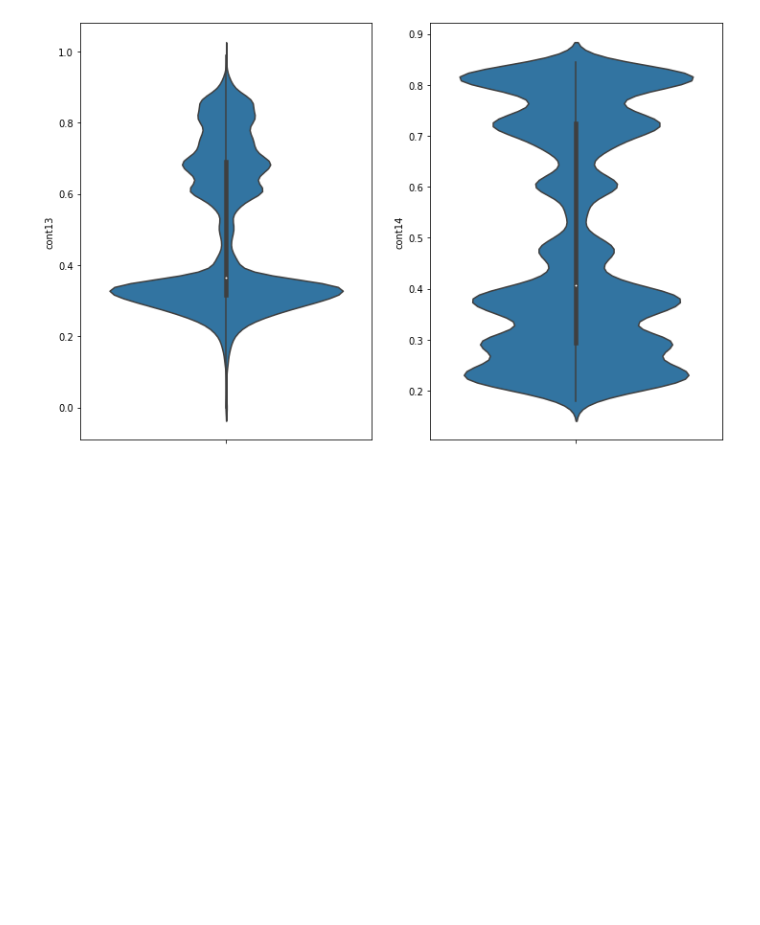
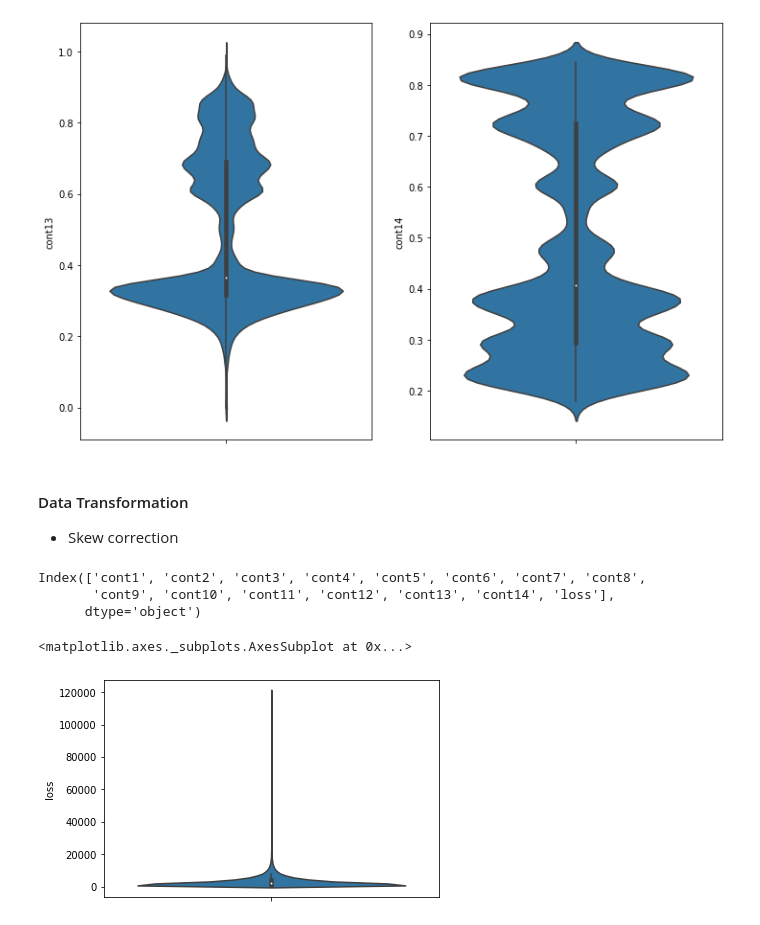
Before and after one commit to wkhosa-wizro/www.kaggle.com-learn, a Jupyter notebook: notebooks/exploratory-study-on-ml-algorithms/exploratory-study-on-ml-algorithms.ipynb, the cells around one changed output. Cells and saved outputs as stored; diff of their text form; code cells hidden in the pictures; blank space fills up the shorter version.

Commit message:
data transformation '

```diff
--- a/notebooks/exploratory-study-on-ml-algorithms/exploratory-study-on-ml-algorithms.ipynb
+++ b/notebooks/exploratory-study-on-ml-algorithms/exploratory-study-on-ml-algorithms.ipynb
@@ -243,3 +243,17 @@ for i in range(n_rows):
 [figure]
 [figure]
 [figure]
+# %% [markdown]
+#### Data Transformation
+- Skew correction
+# %%
+cont_cols
+# %% [output]
+Index(['cont1', 'cont2', 'cont3', 'cont4', 'cont5', 'cont6', 'cont7', 'cont8',
+       'cont9', 'cont10', 'cont11', 'cont12', 'cont13', 'cont14', 'loss'],
+      dtype='object')
+# %%
+sns.violinplot(data=train_data, y="loss")
+# %% [output]
+<matplotlib.axes._subplots.AxesSubplot at 0x...>
+[figure, added]
```
Also changed, not shown: parts of 2 cells of this notebook.
